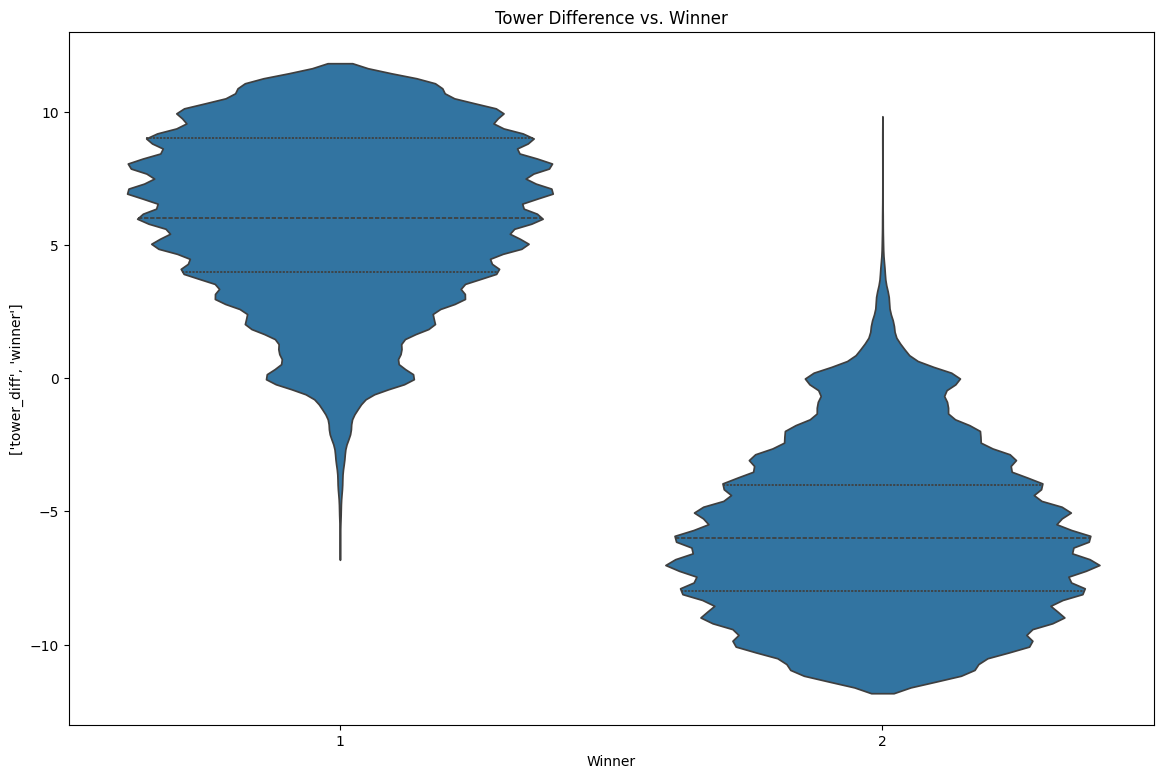
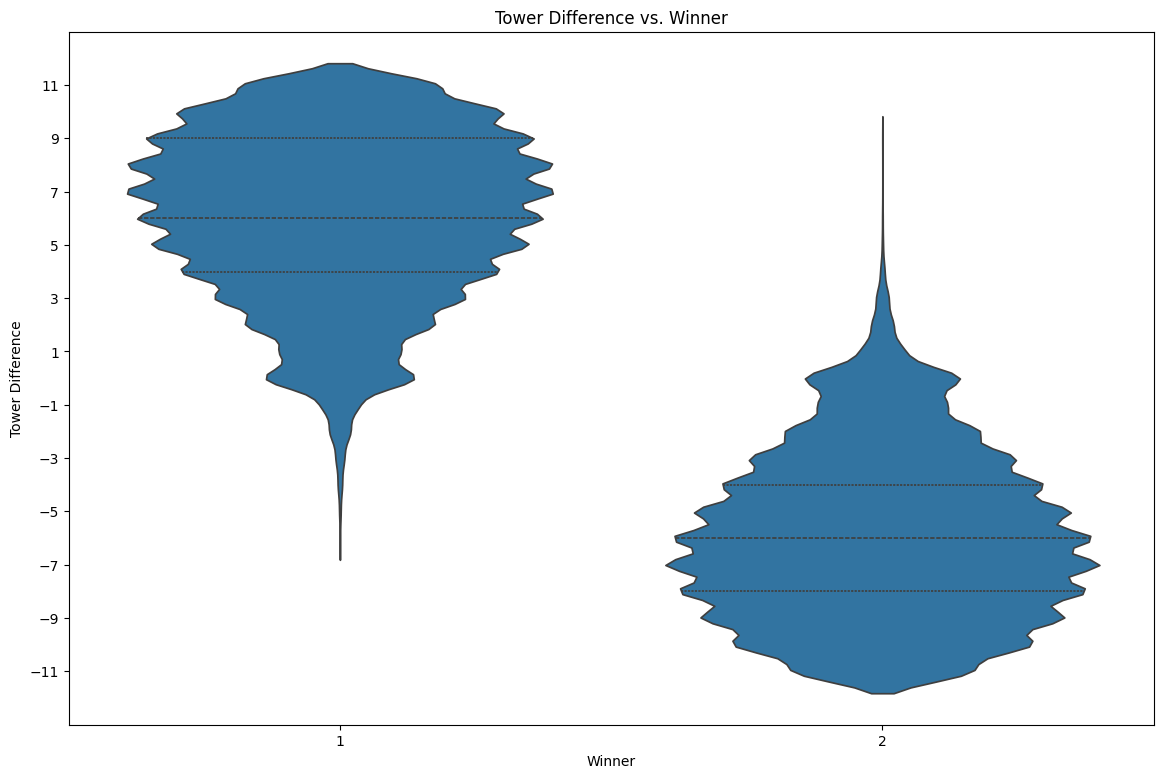
Unified diff of the notebook cell whose output changed from the first chart to the second:
--- before
+++ after
@@ -9,5 +9,11 @@
 ax.set_title('Tower Difference vs. Winner')
 ax.set_xlabel('Winner')
-ax.set_ylabel(tower_diff_df.columns.to_list())
+ax.set_ylabel('Tower Difference')
+
+# Increase the number of values shown on y-axis
+min_diff = tower_diff_df['tower_diff'].min()
+max_diff = tower_diff_df['tower_diff'].max()
+y_ticks = np.arange(min_diff, max_diff + 1, step=2)
+ax.set_yticks(y_ticks)
 
 plt.show()

Commit: Fixes one of the violin plots y-axis name and increases number of values on y-axis